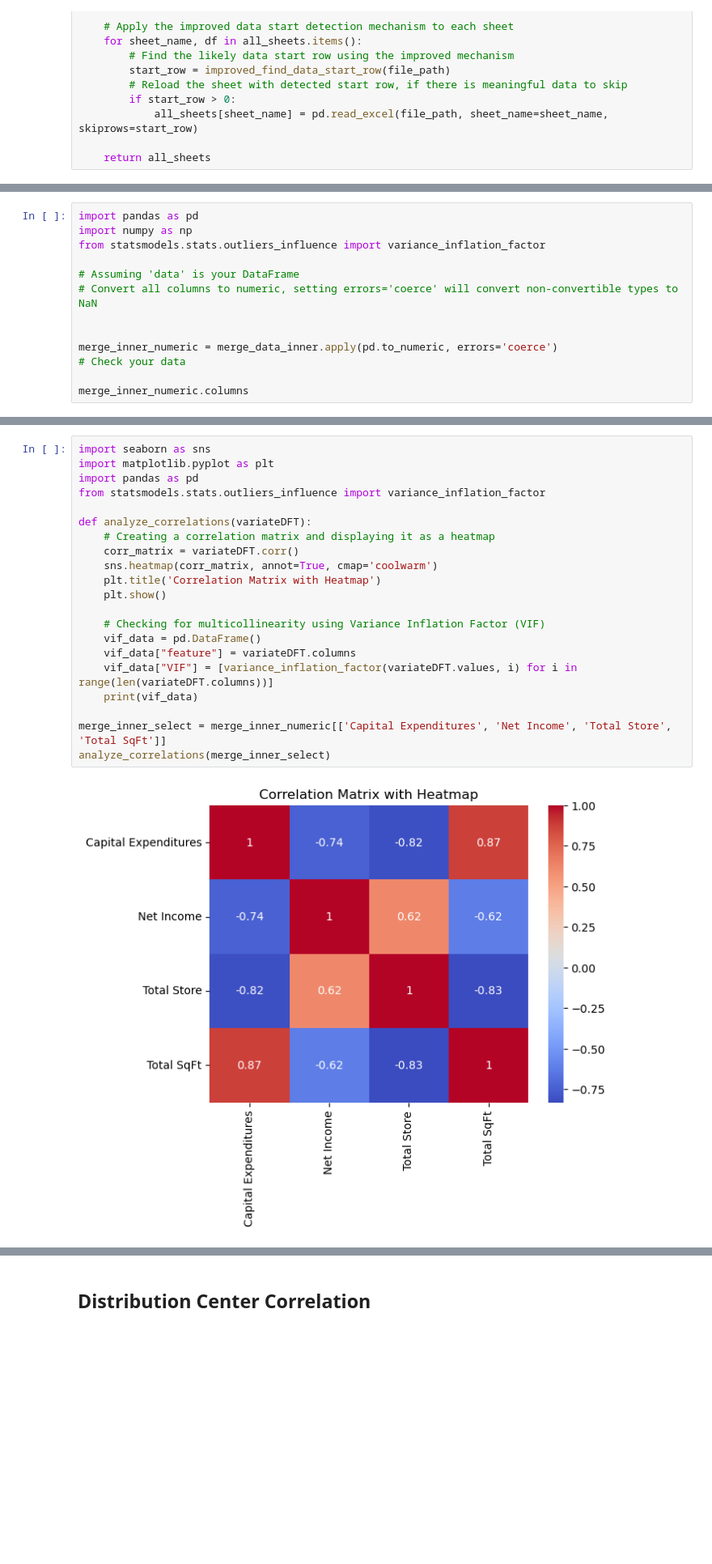
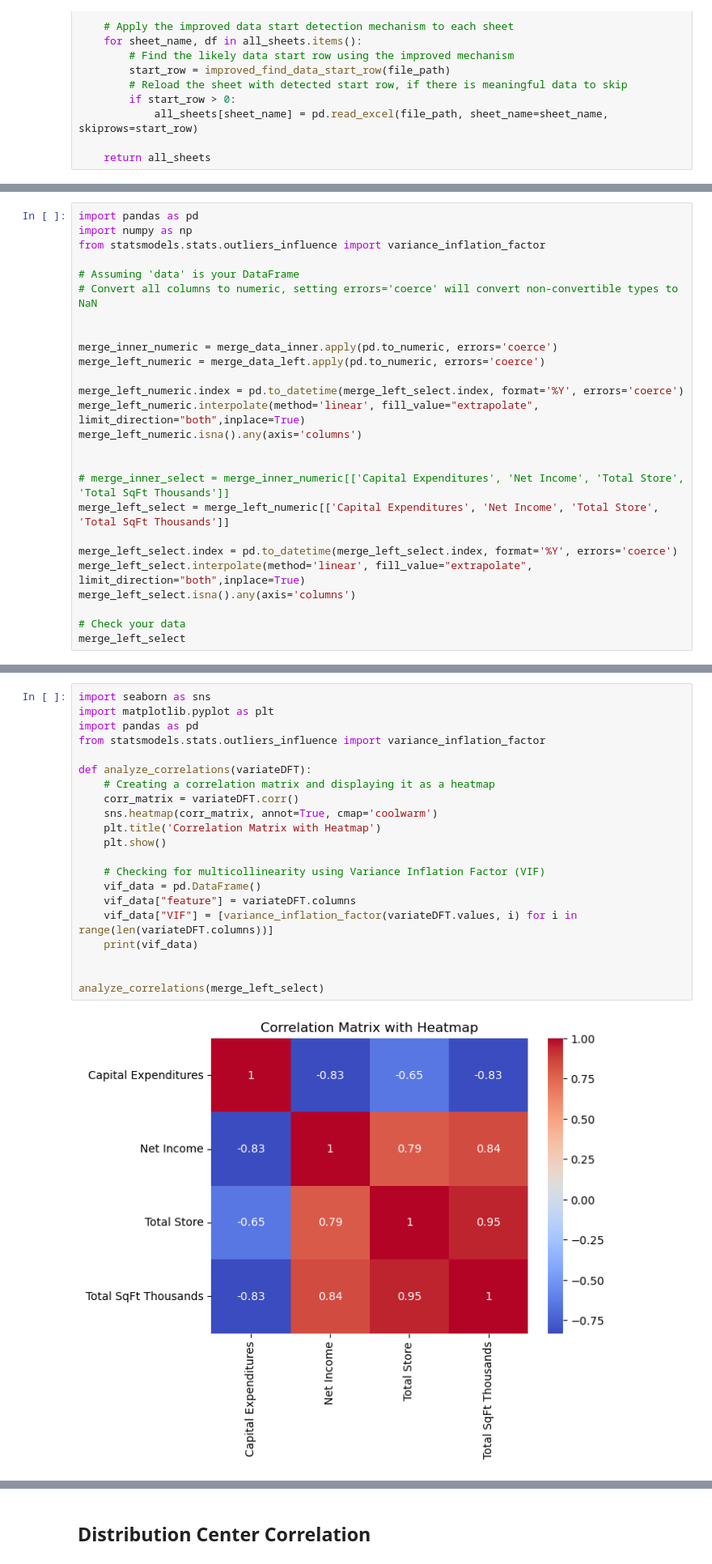
Before and after one commit to msinmalk/neighbourhood-market-expansion, a Jupyter notebook: CapExCosting.ipynb, the cells around one changed output, grey strips where cells are left out. Shown: that part at 81% size. Saved outputs shown, nothing was run; the diff lists cells and outputs as text; blank space fills up the shorter version.

```diff
--- a/CapExCosting.ipynb
+++ b/CapExCosting.ipynb
@@ -300,7 +241,20 @@ from statsmodels.stats.outliers_influence import variance_inflation_factor
 
 
 merge_inner_numeric = merge_data_inner.apply(pd.to_numeric, errors='coerce')
+merge_left_numeric = merge_data_left.apply(pd.to_numeric, errors='coerce')
+
+merge_left_numeric.index = pd.to_datetime(merge_left_select.index, format='%Y', errors='coerce')
+merge_left_numeric.interpolate(method='linear', fill_value="extrapolate", limit_direction="both",inplace=True)
+merge_left_numeric.isna().any(axis='columns')
+
+
+# merge_inner_select = merge_inner_numeric[['Capital Expenditures', 'Net Income', 'Total Store', 'Total SqFt Thousands']]
+merge_left_select = merge_left_numeric[['Capital Expenditures', 'Net Income', 'Total Store', 'Total SqFt Thousands']]
+
+merge_left_select.index = pd.to_datetime(merge_left_select.index, format='%Y', errors='coerce')
+merge_left_select.interpolate(method='linear', fill_value="extrapolate", limit_direction="both",inplace=True)
+merge_left_select.isna().any(axis='columns')
+
 # Check your data
-
-merge_inner_numeric.columns
+merge_left_select
 # %% [output]
@@ -324,24 +283,24 @@ Index(['Accounts Payable', 'Accounts Receivable', 'Accrued Expenses',
 # %%
 import seaborn as sns
 import matplotlib.pyplot as plt
 import pandas as pd
 from statsmodels.stats.outliers_influence import variance_inflation_factor
 
 def analyze_correlations(variateDFT):
     # Creating a correlation matrix and displaying it as a heatmap
     corr_matrix = variateDFT.corr()
     sns.heatmap(corr_matrix, annot=True, cmap='coolwarm')
     plt.title('Correlation Matrix with Heatmap')
     plt.show()
 
     # Checking for multicollinearity using Variance Inflation Factor (VIF)
     vif_data = pd.DataFrame()
     vif_data["feature"] = variateDFT.columns
     vif_data["VIF"] = [variance_inflation_factor(variateDFT.values, i) for i in range(len(variateDFT.columns))]
     print(vif_data)
 
-merge_inner_select = merge_inner_numeric[['Capital Expenditures', 'Net Income', 'Total Store', 'Total SqFt']]
-analyze_correlations(merge_inner_select)
+
+analyze_correlations(merge_left_select)
 # %% [output]
-[figure, old version]
+[figure, new version]
                 feature         VIF
```
Also changed, not shown: parts of 10 cells of this notebook, 1 other file.
